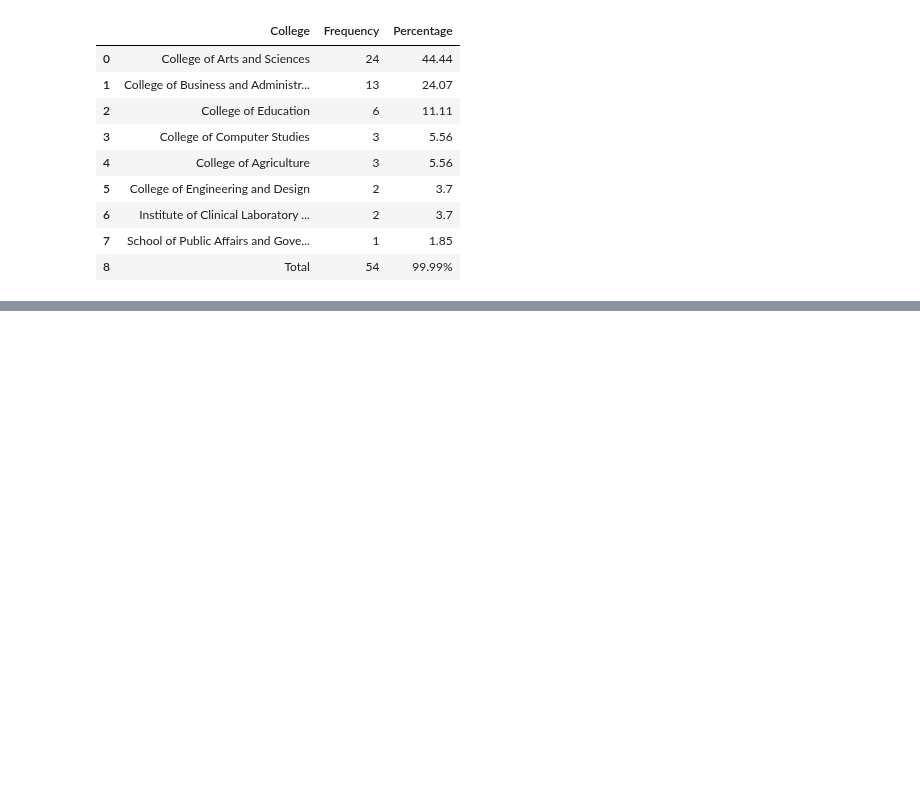
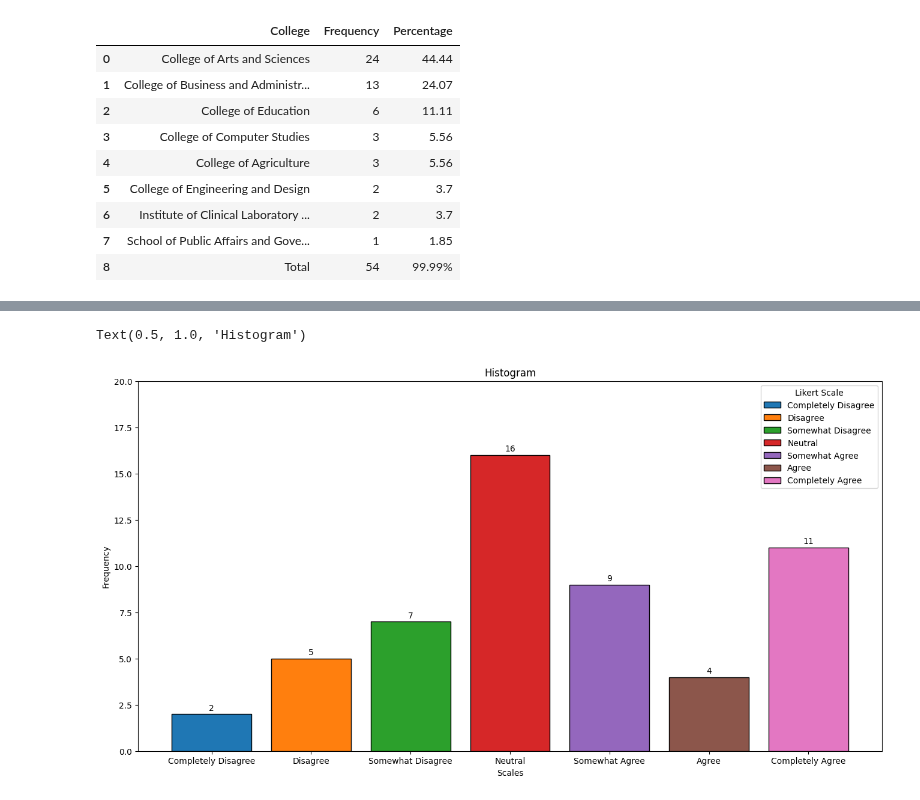
Before and after one commit to OnePewStrike/DataScience, a Jupyter notebook: notebooks/tei-brs.ipynb, the cells around one changed output, grey strips where cells are left out. Cells and saved outputs as stored; diff of their text form; code cells hidden in the pictures; blank space fills up the shorter version.

```diff
--- a/notebooks/tei-brs.ipynb
+++ b/notebooks/tei-brs.ipynb
@@ -239,0 +251,50 @@ Name: count, dtype: int64
+# %%
+raw_data = pd.read_csv("../src/data/tei_brs_raw - Sheet1.csv")
+
+scale_mapping = {
+  1: "Completely Disagree",
+  2: "Disagree",
+  3: "Somewhat Disagree",
+  4: "Neutral",
+  5: "Somewhat Agree",
+  6: "Agree",
+  7: "Completely Agree"
+}
+
+colors = [
+    "#1f77b4", "#ff7f0e", "#2ca02c", "#d62728",
+    "#9467bd", "#8c564b", "#e377c2",
+]
+
+custom_order = [
+  "Completely Disagree",
+  "Disagree",
+  "Somewhat Disagree",
+  "Neutral",
+  "Somewhat Agree",
+  "Agree",
+  "Completely Agree"
+]
+
+raw_data["EI1"] = raw_data["EI1"].map(scale_mapping)
+
+ei_one = raw_data["EI1"]
+ei_one_counts = ei_one.value_counts()
+ei_one_counts = ei_one_counts.reindex(custom_order)
+ei_one_index = ei_one_counts.index
+ei_one_values = ei_one_counts.values
+
+plt.figure(figsize=(16,8))
+for i, data in enumerate(ei_one_values):
+  plt.bar(ei_one_index[i], data, edgecolor="black", label=ei_one_index[i], color=colors[i])
+  plt.text(i, data + 0.2, str(data), ha="center")
+
+
+plt.ylim(0, 20)
+plt.legend(title="Likert Scale", loc="upper right")
+plt.xlabel("Scales")
+plt.ylabel("Frequency")
+plt.title("Histogram")
+# %% [output]
+Text(0.5, 1.0, 'Histogram')
+[figure, added]
```
Also changed, not shown: parts of 12 cells of this notebook, 1 other file.
